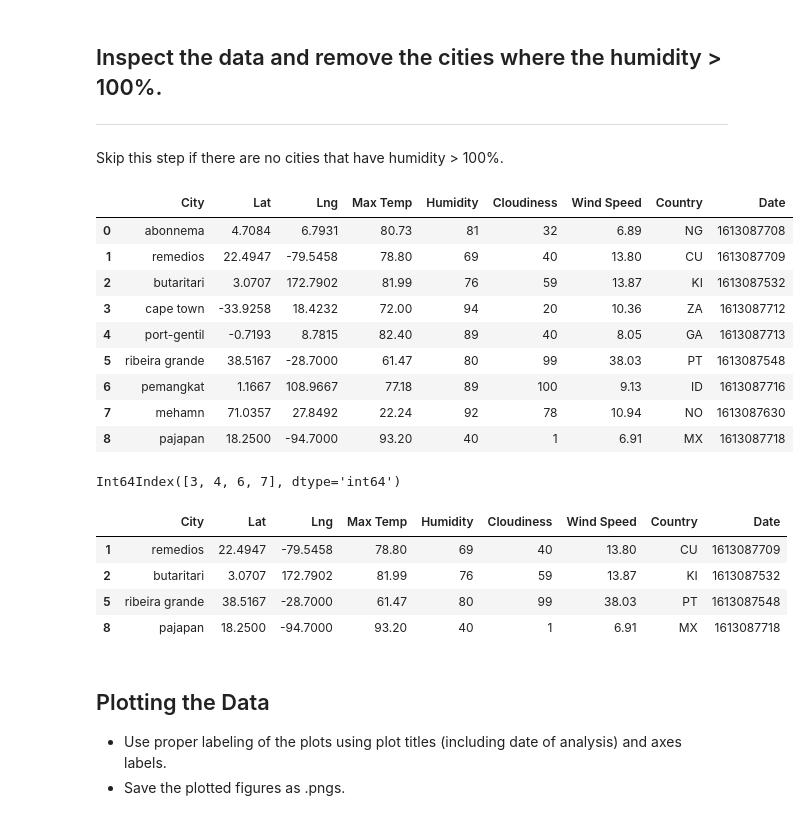
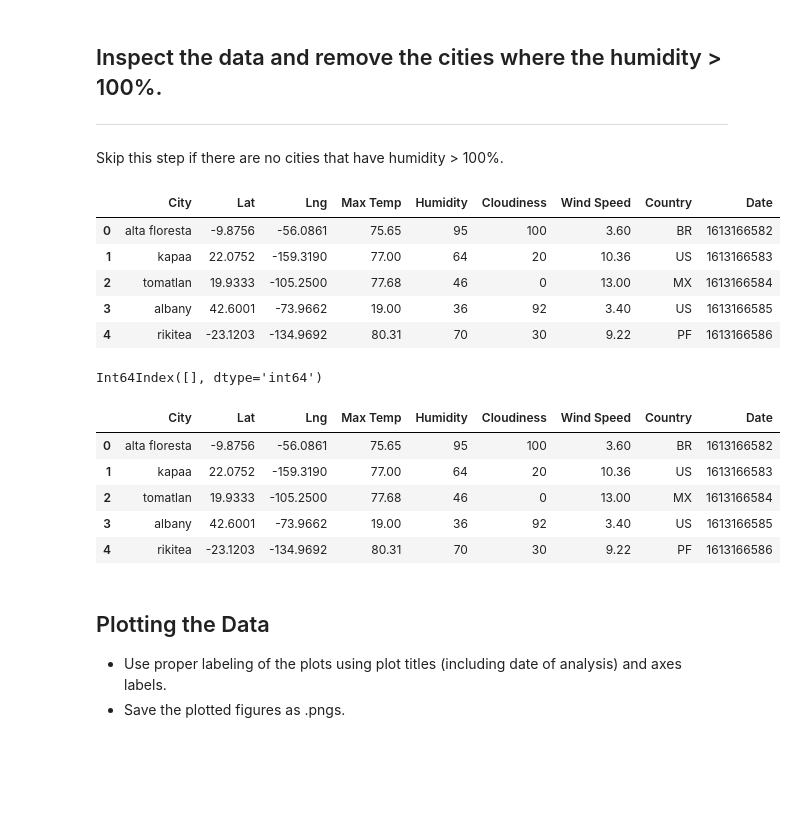
Before and after one commit to mpetersen49/python-api-challenge, a Jupyter notebook: WeatherPy/WeatherPy.ipynb, the cells around one changed output. Saved outputs shown, nothing was run; the diff lists cells and outputs as text; code cells hidden in the pictures; blank space fills up the shorter version.

```diff
--- a/WeatherPy/WeatherPy.ipynb
+++ b/WeatherPy/WeatherPy.ipynb
@@ -155,35 +155,32 @@ Skip this step if there are no cities that have humidity > 100%.
 # %%
 data_file = "../output_data/cities.csv"
 city_data = pd.read_csv(data_file)
-city_data
+city_data.head()
 # %% [output]
 |  | City | Lat | Lng | Max Temp | Humidity | Cloudiness | Wind Speed | Country | Date |
-| 0 | abonnema | 4.7084 | 6.7931 | 80.73 | 81 | 32 | 6.89 | NG | 1613087708 |
-| 1 | remedios | 22.4947 | -79.5458 | 78.80 | 69 | 40 | 13.80 | CU | 1613087709 |
-| 2 | butaritari | 3.0707 | 172.7902 | 81.99 | 76 | 59 | 13.87 | KI | 1613087532 |
-| 3 | cape town | -33.9258 | 18.4232 | 72.00 | 94 | 20 | 10.36 | ZA | 1613087712 |
-| 4 | port-gentil | -0.7193 | 8.7815 | 82.40 | 89 | 40 | 8.05 | GA | 1613087713 |
-| 5 | ribeira grande | 38.5167 | -28.7000 | 61.47 | 80 | 99 | 38.03 | PT | 1613087548 |
-| 6 | pemangkat | 1.1667 | 108.9667 | 77.18 | 89 | 100 | 9.13 | ID | 1613087716 |
-| 7 | mehamn | 71.0357 | 27.8492 | 22.24 | 92 | 78 | 10.94 | NO | 1613087630 |
-| 8 | pajapan | 18.2500 | -94.7000 | 93.20 | 40 | 1 | 6.91 | MX | 1613087718 |
+| 0 | alta floresta | -9.8756 | -56.0861 | 75.65 | 95 | 100 | 3.60 | BR | 1613166582 |
+| 1 | kapaa | 22.0752 | -159.3190 | 77.00 | 64 | 20 | 10.36 | US | 1613166583 |
+| 2 | tomatlan | 19.9333 | -105.2500 | 77.68 | 46 | 0 | 13.00 | MX | 1613166584 |
+| 3 | albany | 42.6001 | -73.9662 | 19.00 | 36 | 92 | 3.40 | US | 1613166585 |
+| 4 | rikitea | -23.1203 | -134.9692 | 80.31 | 70 | 30 | 9.22 | PF | 1613166586 |
 # %%
 #  Get the indices of cities that have humidity over 100%.
-index100 = weather_df.loc[weather_df["Humidity"] > 80, :].index
-index
+index100 = city_data.loc[city_data["Humidity"] > 100, :].index
+index100
 # %% [output]
-Int64Index([3, 4, 6, 7], dtype='int64')
+Int64Index([], dtype='int64')
 # %%
 # Make a new DataFrame equal to the city data to drop all humidity outliers by index.
 # Passing "inplace=False" will make a copy of the city_data DataFrame, which we call "clean_city_data".
-clean_city_data = weather_df.drop(index=index100)
-clean_city_data
+clean_city_data = city_data.drop(index=index100)
+clean_city_data.head()
 # %% [output]
 |  | City | Lat | Lng | Max Temp | Humidity | Cloudiness | Wind Speed | Country | Date |
-| 1 | remedios | 22.4947 | -79.5458 | 78.80 | 69 | 40 | 13.80 | CU | 1613087709 |
-| 2 | butaritari | 3.0707 | 172.7902 | 81.99 | 76 | 59 | 13.87 | KI | 1613087532 |
-| 5 | ribeira grande | 38.5167 | -28.7000 | 61.47 | 80 | 99 | 38.03 | PT | 1613087548 |
-| 8 | pajapan | 18.2500 | -94.7000 | 93.20 | 40 | 1 | 6.91 | MX | 1613087718 |
+| 0 | alta floresta | -9.8756 | -56.0861 | 75.65 | 95 | 100 | 3.60 | BR | 1613166582 |
+| 1 | kapaa | 22.0752 | -159.3190 | 77.00 | 64 | 20 | 10.36 | US | 1613166583 |
+| 2 | tomatlan | 19.9333 | -105.2500 | 77.68 | 46 | 0 | 13.00 | MX | 1613166584 |
+| 3 | albany | 42.6001 | -73.9662 | 19.00 | 36 | 92 | 3.40 | US | 1613166585 |
+| 4 | rikitea | -23.1203 | -134.9692 | 80.31 | 70 | 30 | 9.22 | PF | 1613166586 |
 # %% [markdown]
 ## Plotting the Data
 * Use proper labeling of the plots using plot titles (including date of analysis) and axes labels.
```
Also changed, not shown: parts of 18 cells of this notebook, 1 other file.
